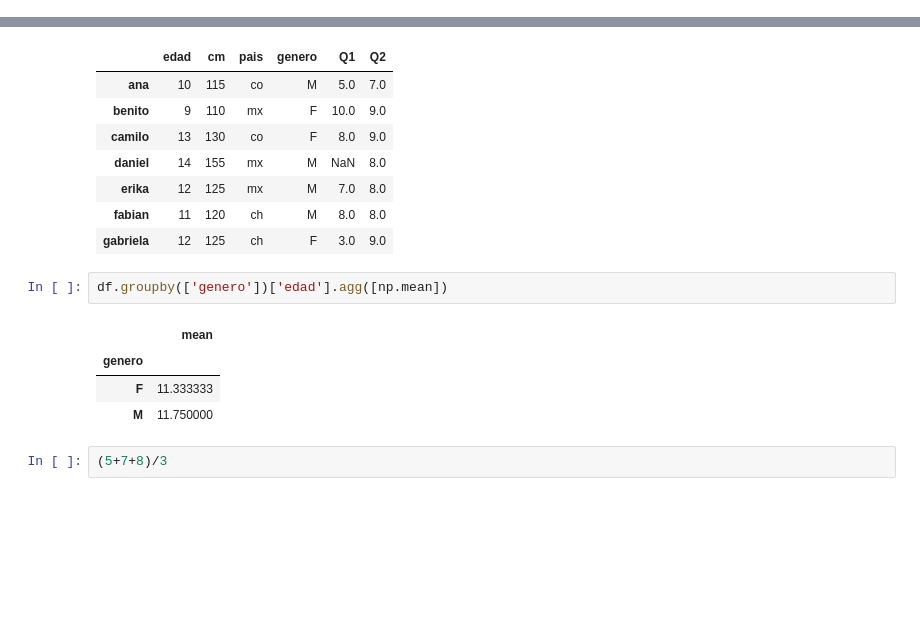
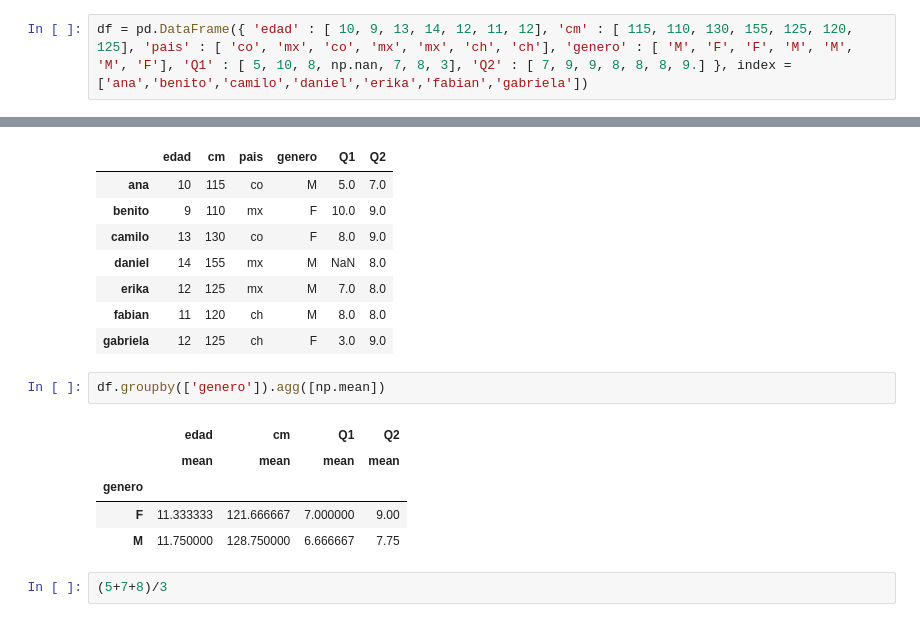
Before and after one commit to eocode/Software-development-and-Data-Science, a Jupyter notebook: learn/DataScience/Pandas/Codes/15 - Exam exercises.ipynb, the cells around one changed output, grey strips where cells are left out. Cells and saved outputs as stored; diff of their text form; blank space fills up the shorter version.

```diff
--- a/learn/DataScience/Pandas/Codes/Untitled.ipynb
+++ b/learn/DataScience/Pandas/Codes/15 - Exam exercises.ipynb
@@ -176,6 +198,8 @@ df.groupby(['genero','pais'])['cm'].agg([np.median,np.std])
 # %%
 df = pd.DataFrame({ 'edad' : [ 10, 9, 13, 14, 12, 11, 12], 'cm' : [ 115, 110, 130, 155, 125, 120, 125], 'pais' : [ 'co', 'mx', 'co', 'mx', 'mx', 'ch', 'ch'], 'genero' : [ 'M', 'F', 'F', 'M', 'M', 'M', 'F'], 'Q1' : [ 5, 10, 8, np.nan, 7, 8, 3], 'Q2' : [ 7, 9, 9, 8, 8, 8, 9.] }, index = ['ana','benito','camilo','daniel','erika','fabian','gabriela'])
 # ¿Cuál es la edad promedio de las mujeres?
+# %%
+df = pd.DataFrame({ 'edad' : [ 10, 9, 13, 14, 12, 11, 12], 'cm' : [ 115, 110, 130, 155, 125, 120, 125], 'pais' : [ 'co', 'mx', 'co', 'mx', 'mx', 'ch', 'ch'], 'genero' : [ 'M', 'F', 'F', 'M', 'M', 'M', 'F'], 'Q1' : [ 5, 10, 8, np.nan, 7, 8, 3], 'Q2' : [ 7, 9, 9, 8, 8, 8, 9.] }, index = ['ana','benito','camilo','daniel','erika','fabian','gabriela'])
 # %%
 df
 # %% [output]
@@ -188,12 +212,13 @@ df
 | fabian | 11 | 120 | ch | M | 8.0 | 8.0 |
 | gabriela | 12 | 125 | ch | F | 3.0 | 9.0 |
 # %%
-df.groupby(['genero'])['edad'].agg([np.mean])
+df.groupby(['genero']).agg([np.mean])
 # %% [output]
-|  | mean |
-| genero |  |
-| F | 11.333333 |
-| M | 11.750000 |
+|  | edad | cm | Q1 | Q2 |
+|  | mean | mean | mean | mean |
+| genero |  |  |  |  |
+| F | 11.333333 | 121.666667 | 7.000000 | 9.00 |
+| M | 11.750000 | 128.750000 | 6.666667 | 7.75 |
 # %%
 (5+7+8)/3
 # %% [output]
```
Also changed, not shown: parts of 9 cells of this notebook, 2 other files.
